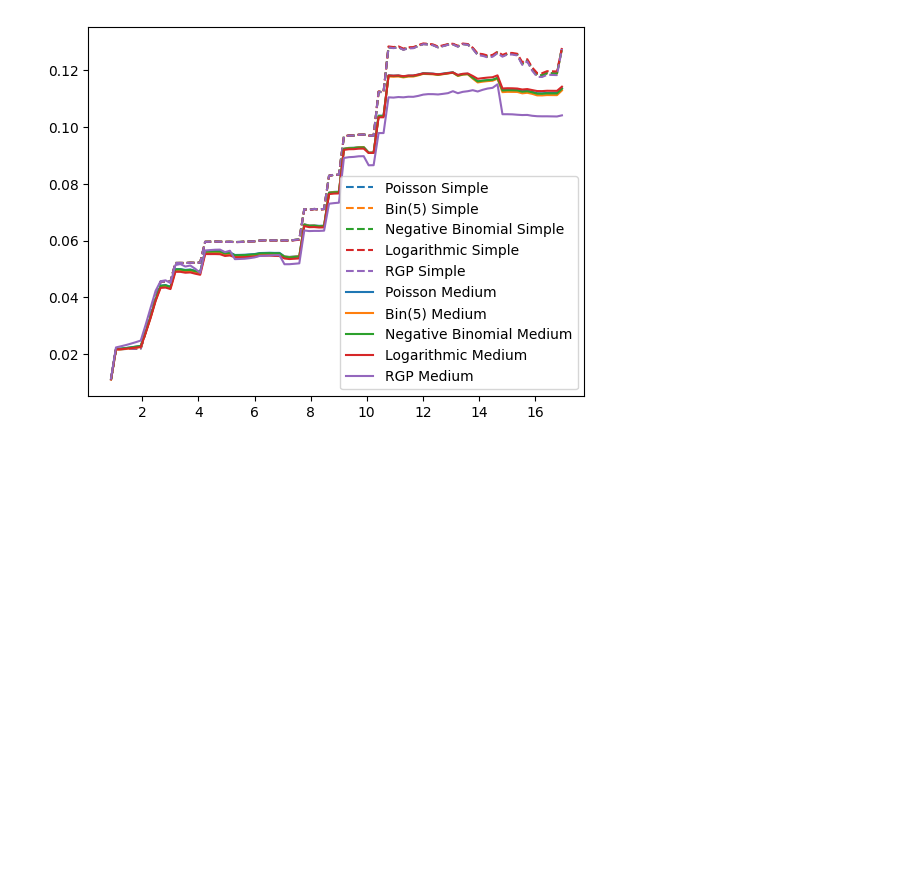
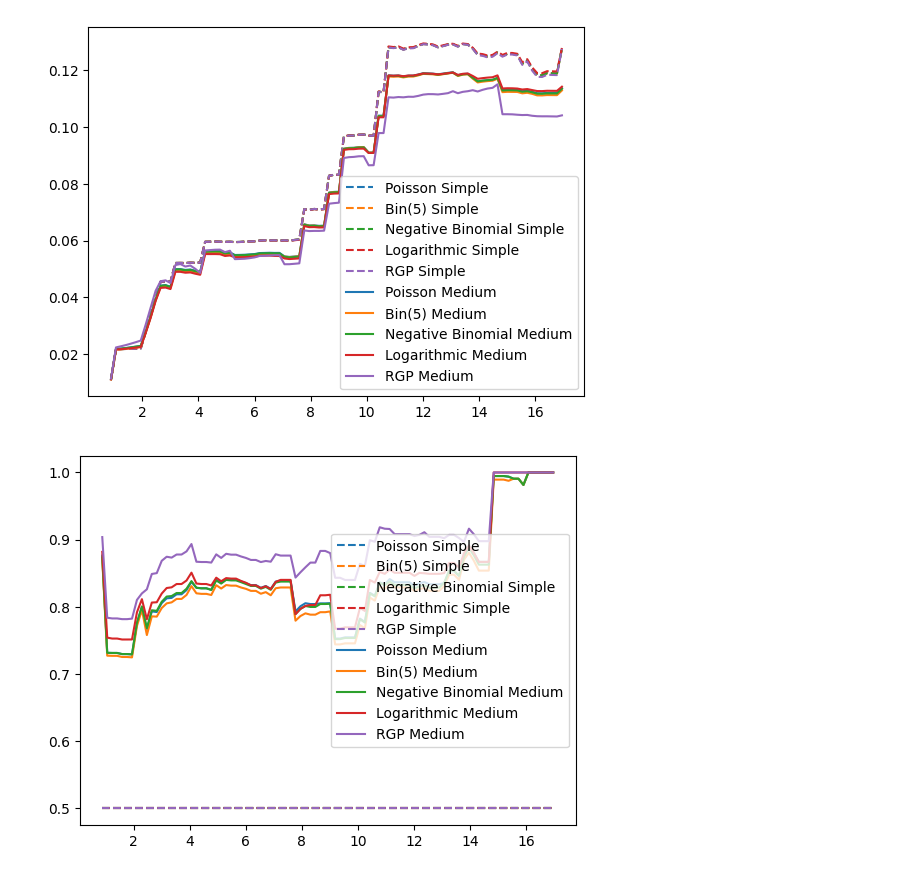
Before and after one commit to nhilariosilva/gndr_mpscr, a Jupyter notebook: OASIS Application/OASIS Exponential Results.ipynb, the cells around one changed output. Cells and saved outputs as stored; diff of their text form; code cells hidden in the pictures; blank space fills up the shorter version.

```diff
--- a/OASIS Application/OASIS Exponential Results.ipynb
+++ b/OASIS Application/OASIS Exponential Results.ipynb
@@ -437,0 +491,31 @@ plt.show()
+# %%
+times, uno_auc_poisson_simple, mean_uno_auc_poisson_simple = calculate_unos_auc( poisson_simple_results )
+_, uno_auc_bin5_simple, mean_uno_auc_bin5_simple = calculate_unos_auc( bin5_simple_results )
+_, uno_auc_negbin_simple, mean_uno_auc_negbin_simple = calculate_unos_auc( negbin_simple_results )
+_, uno_auc_log_simple, mean_uno_auc_log_simple = calculate_unos_auc( log_simple_results )
+_, uno_auc_rgp_simple, mean_uno_auc_rgp_simple = calculate_unos_auc( rgp_simple_results )
+
+_, uno_auc_poisson_medium, mean_uno_auc_poisson_medium = calculate_unos_auc( poisson_medium_results )
+_, uno_auc_bin5_medium, mean_uno_auc_bin5_medium = calculate_unos_auc( bin5_medium_results )
+_, uno_auc_negbin_medium, mean_uno_auc_negbin_medium = calculate_unos_auc( negbin_medium_results )
+_, uno_auc_log_medium, mean_uno_auc_log_medium = calculate_unos_auc( log_medium_results )
+_, uno_auc_rgp_medium, mean_uno_auc_rgp_medium = calculate_unos_auc( rgp_medium_results )
+
+colors = plt.rcParams['axes.prop_cycle'].by_key()['color']
+
+plt.plot(times, uno_auc_poisson_simple, linestyle = "dashed", label = "Poisson Simple", color = colors[0])
+plt.plot(times, uno_auc_bin5_simple, linestyle = "dashed", label = "Bin(5) Simple", color = colors[1])
+plt.plot(times, uno_auc_negbin_simple, linestyle = "dashed", label = "Negative Binomial Simple", color = colors[2])
+plt.plot(times, uno_auc_log_simple, linestyle = "dashed", label = "Logarithmic Simple", color = colors[3])
+plt.plot(times, uno_auc_rgp_simple, linestyle = "dashed", label = "RGP Simple", color = colors[4])
+
+plt.plot(times, uno_auc_poisson_medium, label = "Poisson Medium", color = colors[0])
+plt.plot(times, uno_auc_bin5_medium, label = "Bin(5) Medium", color = colors[1])
+plt.plot(times, uno_auc_negbin_medium, label = "Negative Binomial Medium", color = colors[2])
+plt.plot(times, uno_auc_log_medium, label = "Logarithmic Medium", color = colors[3])
+plt.plot(times, uno_auc_rgp_medium, label = "RGP Medium", color = colors[4])
+plt.legend()
+
+plt.show()
+# %% [output]
+[figure, added]
```
Also changed, not shown: parts of 7 cells of this notebook, 23 other files.
